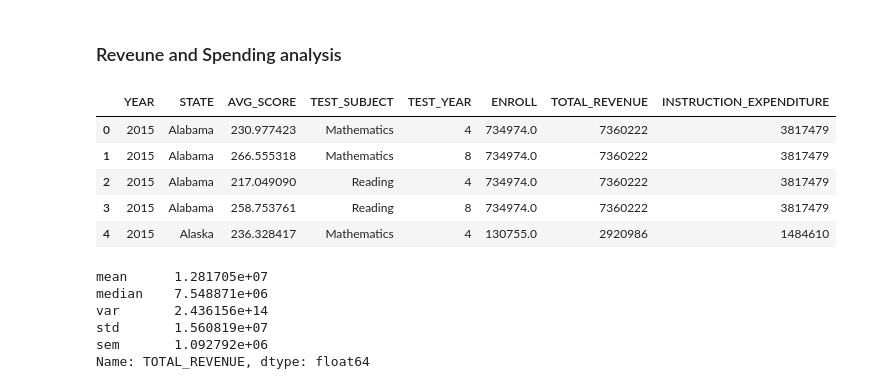
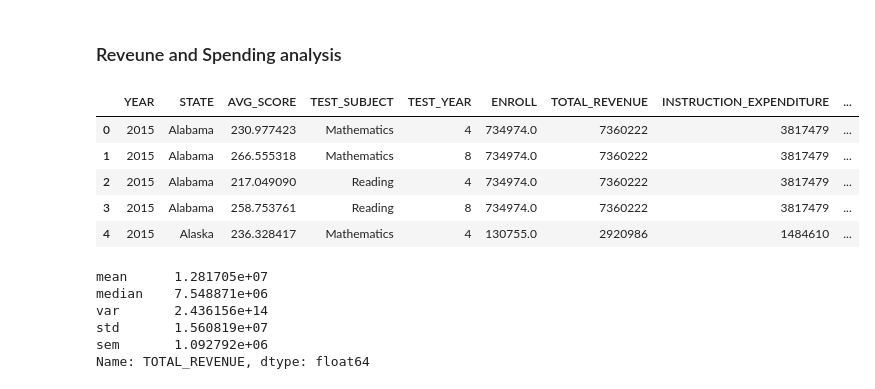
Before and after one commit to trangbt278/education, a Jupyter notebook: Student_Performance_vs_Funding.ipynb, the cells around one changed output. Drawn from its saved outputs; the diff is of its cells as text; code cells hidden in the pictures.

Commit message:
moved the rev/exp per student calculation to the merged dataframe

```diff
--- a/Student_Performance_vs_Funding.ipynb
+++ b/Student_Performance_vs_Funding.ipynb
@@ -44,0 +24,18 @@ merged_data_df
+# %%
+# Combine the data into a single dataset
+merged_data_df = pd.merge(scores_data, revenue_data, how = "inner", \
+                          left_on=['STATE','YEAR'], right_on=['STATE', 'YEAR'])
+
+# Convert to numeric
+merged_data_df['AVG_SCORE'] = merged_data_df['AVG_SCORE'].apply(pd.to_numeric, errors='coerce' )
+merged_data_df['TOTAL_REVENUE'] = merged_data_df['TOTAL_REVENUE'].apply(pd.to_numeric, errors='coerce' )
+merged_data_df['INSTRUCTION_EXPENDITURE'] = merged_data_df['INSTRUCTION_EXPENDITURE'].apply(pd.to_numeric, errors='coerce' )
+
+merged_data_df = merged_data_df.drop(columns=['FEDERAL_REVENUE', 'STATE_REVENUE', 'LOCAL_REVENUE', \
+                                              'TOTAL_EXPENDITURE','SUPPORT_SERVICES_EXPENDITURE', \
+                                              'OTHER_EXPENDITURE', 'CAPITAL_OUTLAY_EXPENDITURE'])
+
+merged_data_df = merged_data_df.dropna()
+
+# Display the data table for preview
+merged_data_df
@@ -45,3 +56,19 @@ merged_data_df
+# %%
+# Calculate the Total revenue per Student
+# Note: The total revenue is the same regardless the grade or subject
+
+revenue_per_student = round((merged_data_df["TOTAL_REVENUE"]*1000)/merged_data_df["ENROLL"],2)
+# revenue_per_student.head()
+
+merged_data_df["TOTAL_REV_PER_STUDENT"] = revenue_per_student
+# %%
+# Calculate the Instruction spending per Student for 2015
+# Note: The instruction expenditure is the same regardless the grade or subject
+
+spending_per_student = round((merged_data_df["INSTRUCTION_EXPENDITURE"]*1000)/merged_data_df["ENROLL"],2)
+# spending_per_student.head()
+
+merged_data_df["INSTRUCTION_EXPENDITURE_PER_STUDENT"] = spending_per_student
 # %%
 # Group merged data by the test subject
 test_subject = merged_data_df.groupby(['TEST_SUBJECT'])
@@ -49,23 +88,15 @@ test_subject = merged_data_df.groupby(['TEST_SUBJECT'])
 # %% [markdown]
 ### Reveune and Spending analysis
 # %%
-# 2015 Total Reveune and Instructional Spending
-warnings.filterwarnings('ignore')
-
+# 2015 dataframe
 year_2015 = merged_data_df[(merged_data_df['YEAR'] == 2015)]
-year_2015["AVG_SCORE"] = year_2015["AVG_SCORE"].astype(float)
-# year_2015.head()
-
-year_2015 = year_2015.drop(columns=['FEDERAL_REVENUE', 'STATE_REVENUE', 'LOCAL_REVENUE', \
-                              'TOTAL_EXPENDITURE','SUPPORT_SERVICES_EXPENDITURE', \
-                             'OTHER_EXPENDITURE', 'CAPITAL_OUTLAY_EXPENDITURE'])
 
 year_2015.head()
 # %% [output]
-|  | YEAR | STATE | AVG_SCORE | TEST_SUBJECT | TEST_YEAR | ENROLL | TOTAL_REVENUE | INSTRUCTION_EXPENDITURE |
-| 0 | 2015 | Alabama | 230.977423 | Mathematics | 4 | 734974.0 | 7360222 | 3817479 |
-| 1 | 2015 | Alabama | 266.555318 | Mathematics | 8 | 734974.0 | 7360222 | 3817479 |
-| 2 | 2015 | Alabama | 217.049090 | Reading | 4 | 734974.0 | 7360222 | 3817479 |
-| 3 | 2015 | Alabama | 258.753761 | Reading | 8 | 734974.0 | 7360222 | 3817479 |
-| 4 | 2015 | Alaska | 236.328417 | Mathematics | 4 | 130755.0 | 2920986 | 1484610 |
+|  | YEAR | STATE | AVG_SCORE | TEST_SUBJECT | TEST_YEAR | ENROLL | TOTAL_REVENUE | INSTRUCTION_EXPENDITURE | ... |
+| 0 | 2015 | Alabama | 230.977423 | Mathematics | 4 | 734974.0 | 7360222 | 3817479 | ... |
+| 1 | 2015 | Alabama | 266.555318 | Mathematics | 8 | 734974.0 | 7360222 | 3817479 | ... |
+| 2 | 2015 | Alabama | 217.049090 | Reading | 4 | 734974.0 | 7360222 | 3817479 | ... |
+| 3 | 2015 | Alabama | 258.753761 | Reading | 8 | 734974.0 | 7360222 | 3817479 | ... |
+| 4 | 2015 | Alaska | 236.328417 | Mathematics | 4 | 130755.0 | 2920986 | 1484610 | ... |
 # %%
```
Also changed, not shown: parts of 32 cells of this notebook, 8 other files.
